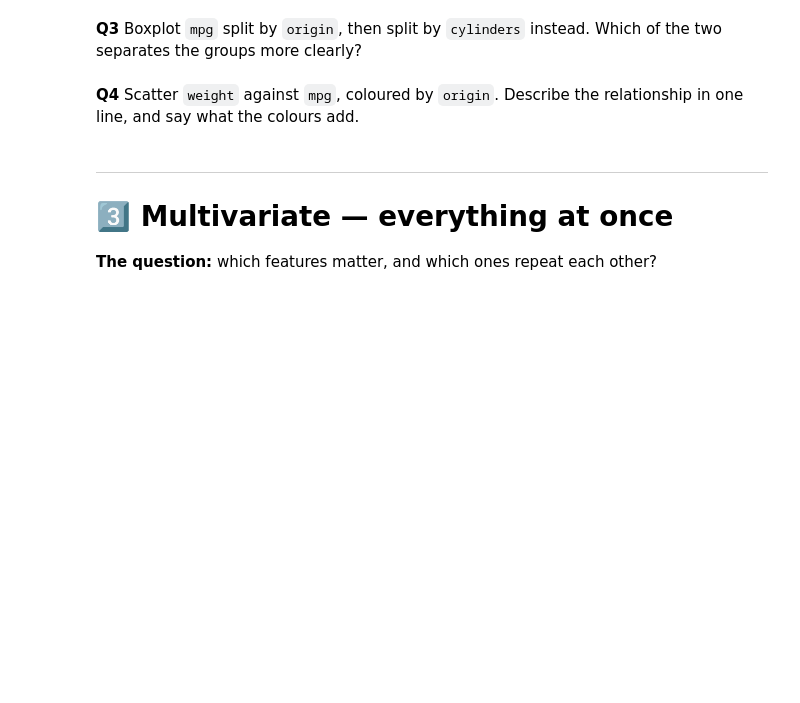
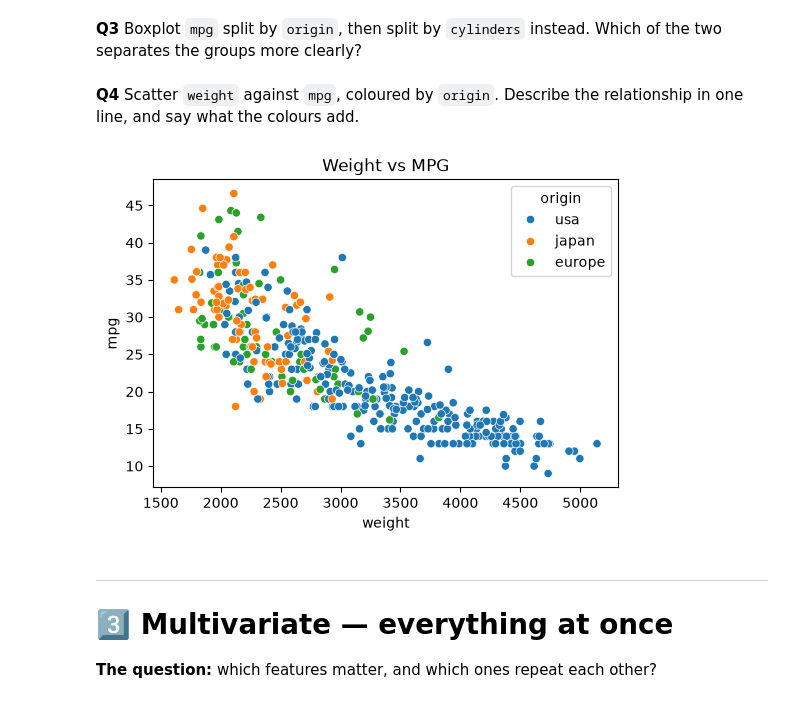
Before and after one commit to Shubhamsingh30-coder/Machine-Learning, a Jupyter notebook: Seaborn/plotting_for_ml.ipynb, the cells around one changed output. Cells and saved outputs as stored; diff of their text form; code cells hidden in the pictures; blank space fills up the shorter version.

```diff
--- a/Seaborn/plotting_for_ml.ipynb
+++ b/Seaborn/plotting_for_ml.ipynb
@@ -213,10 +213,12 @@ Which of the two separates the groups more clearly?
 Describe the relationship in one line, and say what the colours add.
 # %%
 # Q4
-#plt.figure(figsize=(6,4))
-#sns.scatterplot(data=mpg, x='weight', y='mpg', hue='origin')
-#plt.title("Weight vs MPG")
-#plt.show()
+plt.figure(figsize=(6,4))
+sns.scatterplot(data=mpg, x='weight', y='mpg', hue='origin')
+plt.title("Weight vs MPG")
+plt.show()
+# %% [output]
+[figure, added]
 # %% [markdown]
 ---
 # 3️⃣ Multivariate — everything at once
```
Also changed, not shown: 3 other files.
